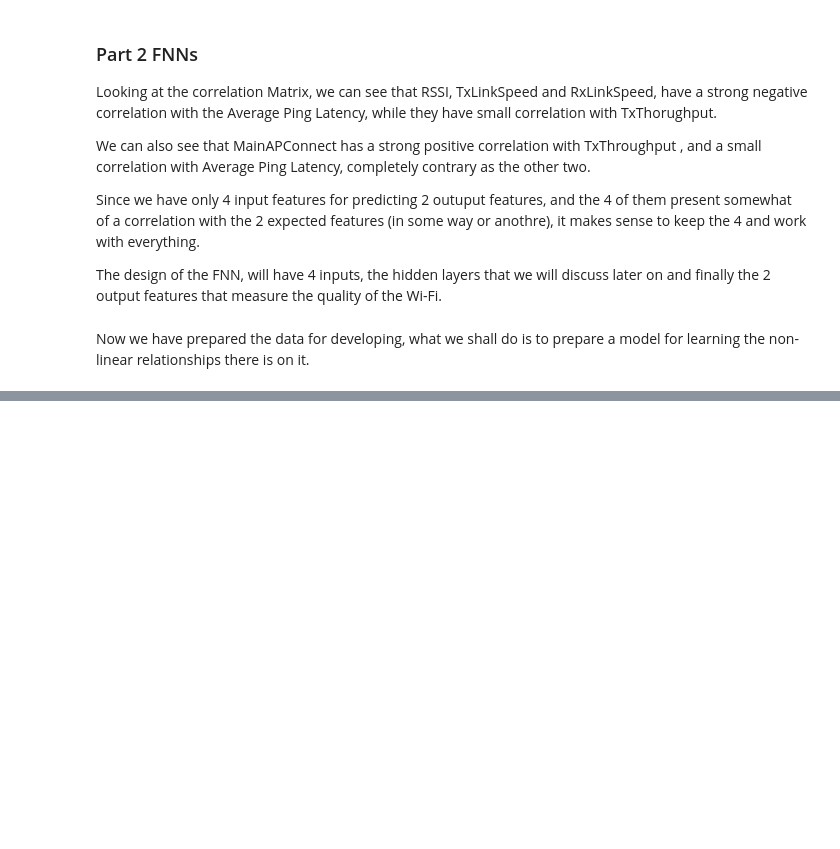
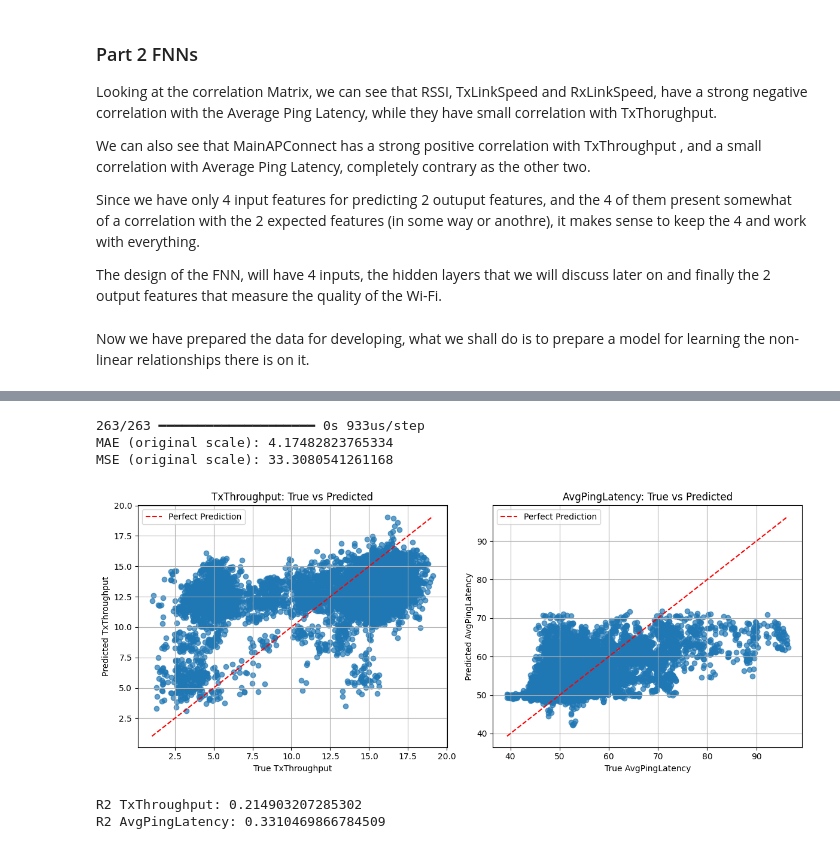
Before and after one commit to jordiestevee/ML4Net-2025, a Jupyter notebook: Sem4/seminar4.ipynb, the cells around one changed output, grey strips where cells are left out. Cells and saved outputs as stored; diff of their text form; code cells hidden in the pictures; blank space fills up the shorter version.

```diff
--- a/Sem4/seminar4.ipynb
+++ b/Sem4/seminar4.ipynb
@@ -135,0 +228,52 @@ ModuleNotFoundError: No module named 'tensorflow'
+# %%
+# Predict on test set
+y_pred_scaled = model.predict(X_test_scaled)
+y_pred = y_scaler.inverse_transform(y_pred_scaled)
+y_true = y_scaler.inverse_transform(y_test_scaled)
+
+from sklearn.metrics import mean_absolute_error, mean_squared_error
+
+print("MAE (original scale):", mean_absolute_error(y_true, y_pred))
+print("MSE (original scale):", mean_squared_error(y_true, y_pred))
+# %% [output]
+263/263 ━━━━━━━━━━━━━━━━━━━━ 0s 933us/step
+MAE (original scale): 4.17482823765334
+MSE (original scale): 33.3080541261168
+# %%
+plt.figure(figsize=(12,5))
+
+# TxThroughput
+plt.subplot(1,2,1)
+plt.scatter(y_true[:,0], y_pred[:,0], alpha=0.7)
+min_val = min(y_true[:,0].min(), y_pred[:,0].min())
+max_val = max(y_true[:,0].max(), y_pred[:,0].max())
+plt.plot([min_val, max_val], [min_val, max_val], 'r--', label='Perfect Prediction')
+plt.xlabel("True TxThroughput")
+plt.ylabel("Predicted TxThroughput")
+plt.title("TxThroughput: True vs Predicted")
+plt.legend()
+plt.grid(True)
+
+# AvgPingLatency
+plt.subplot(1,2,2)
+plt.scatter(y_true[:,1], y_pred[:,1], alpha=0.7)
+min_val = min(y_true[:,1].min(), y_pred[:,1].min())
+max_val = max(y_true[:,1].max(), y_pred[:,1].max())
+plt.plot([min_val, max_val], [min_val, max_val], 'r--', label='Perfect Prediction')
+plt.xlabel("True AvgPingLatency")
+plt.ylabel("Predicted AvgPingLatency")
+plt.title("AvgPingLatency: True vs Predicted")
+plt.legend()
+plt.grid(True)
+
+plt.tight_layout()
+plt.show()
+# %% [output]
+[figure, added]
+# %%
+from sklearn.metrics import r2_score
+print("R2 TxThroughput:", r2_score(y_true[:,0], y_pred[:,0]))
+print("R2 AvgPingLatency:", r2_score(y_true[:,1], y_pred[:,1]))
+# %% [output]
+R2 TxThroughput: 0.214903207285302
+R2 AvgPingLatency: 0.3310469866784509
```
Also changed, not shown: parts of 6 cells of this notebook.
